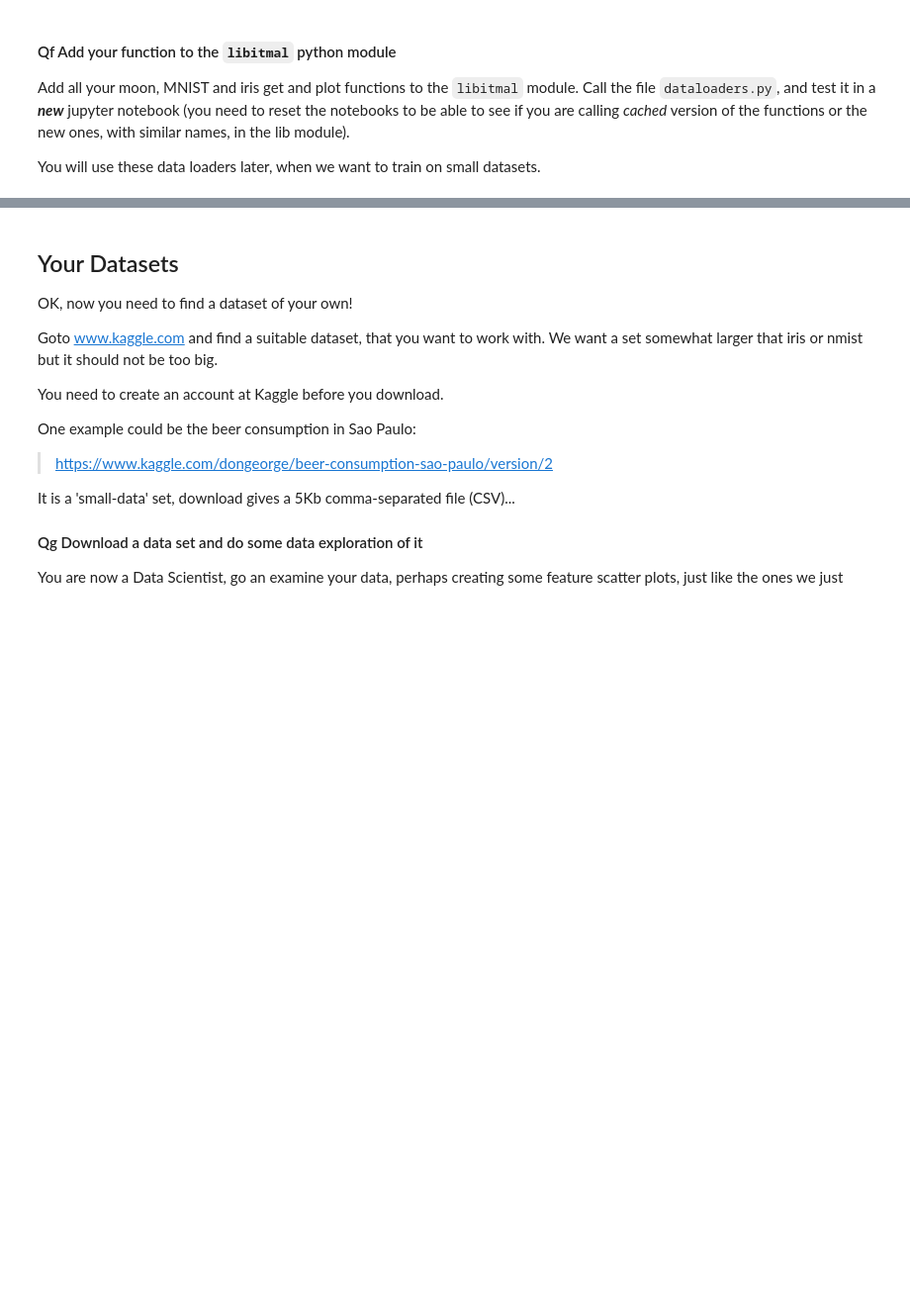
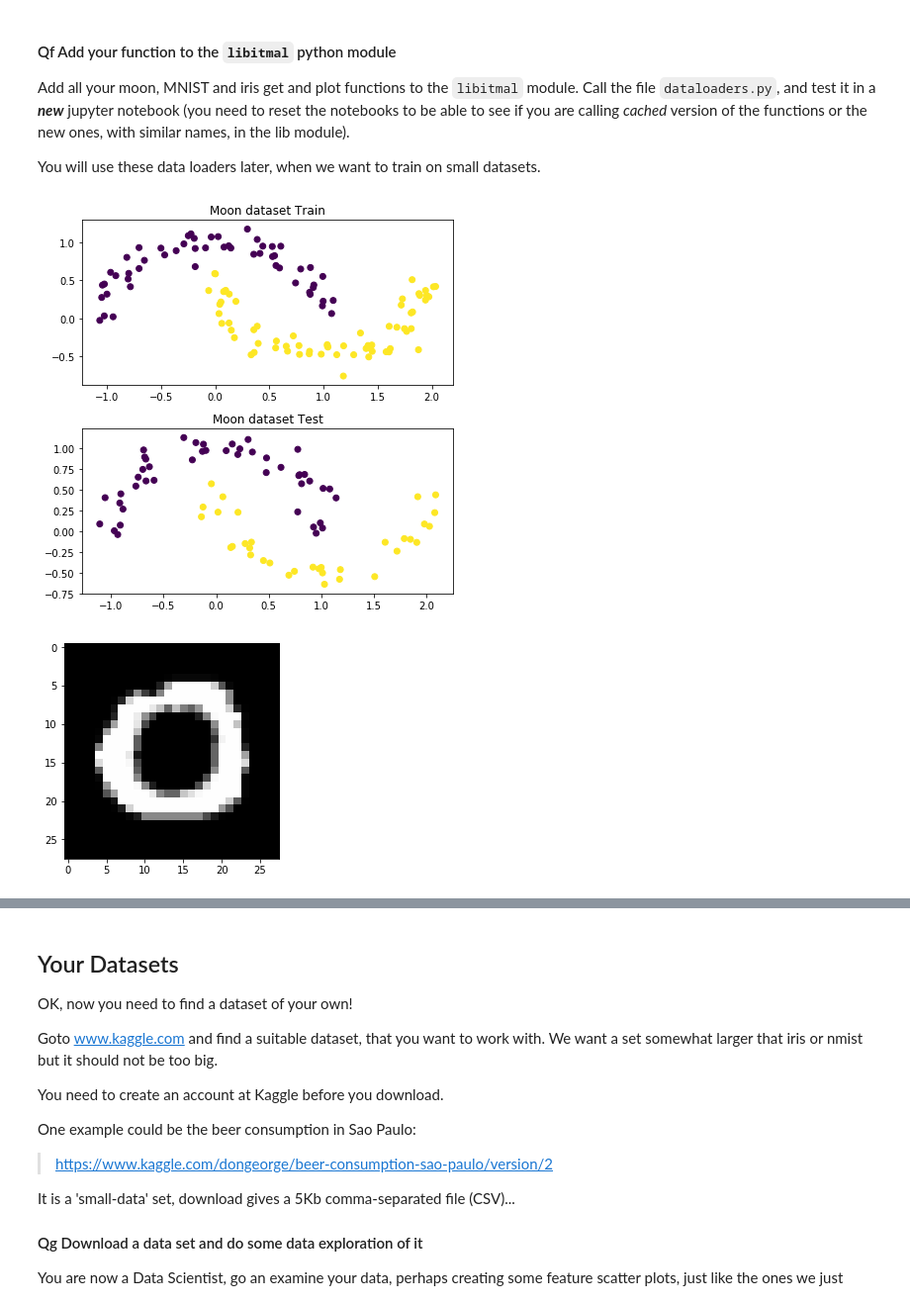
Before and after one commit to jeppestaerk/ITMAL, a Jupyter notebook: L03/dataset.ipynb, the cells around one changed output, grey strips where cells are left out. Shown at 99% size. Saved outputs shown, nothing was run; the diff lists cells and outputs as text; code cells hidden in the pictures; blank space fills up the shorter version.

```diff
--- a/L03/dataset.ipynb
+++ b/L03/dataset.ipynb
@@ -141,7 +140,7 @@ def MNIST_PlotDigit(data):
     plt.show()
 
 
-def MNIST_GetDataSet2():
+def MNIST_GetDataSet():
     # use mnist = fetch_mldata('MNIST original') or mnist.load_data(),
     # but return as a single X-y tuple
     mnist_data = fetch_mldata('MNIST original')
@@ -151,7 +150,7 @@ def MNIST_GetDataSet2():
 
 
 # TEST CODE:
-X, y = MNIST_GetDataSet2()
+X, y = MNIST_GetDataSet()
 print("X.shape=",X.shape, ", y.shape=",y.shape)
 
 X_train, X_test, y_train, y_test = train_test_split(X, y, test_size=.25, shuffle=True)
@@ -267,0 +262,21 @@ You will use these data loaders later, when we want to train on small datasets.
+# %%
+import sys,os
+from sklearn.model_selection import train_test_split
+
+dir_path = os.path.abspath('')
+sys.path.append(dir_path+'/..')
+
+from libitmal import dataloaders
+
+X, y=dataloaders.MOON_GetDataSet(n_samples=200)
+dataloaders.MOON_Plot(X,y)
+
+X, y = dataloaders.MNIST_GetDataSet()
+X_train, X_test, y_train, y_test = train_test_split(X, y, test_size=.25, shuffle=True)
+dataloaders.MNIST_PlotDigit(X_train[12])
+
+X, y, targets, features = IRIS_GetDataSet()
+IRIS_PlotFeatures(X, y, targets, features)
+# %% [output]
+[figure, added]
+[figure, added]
```
Also changed, not shown: parts of 6 cells of this notebook, 1 other file.
